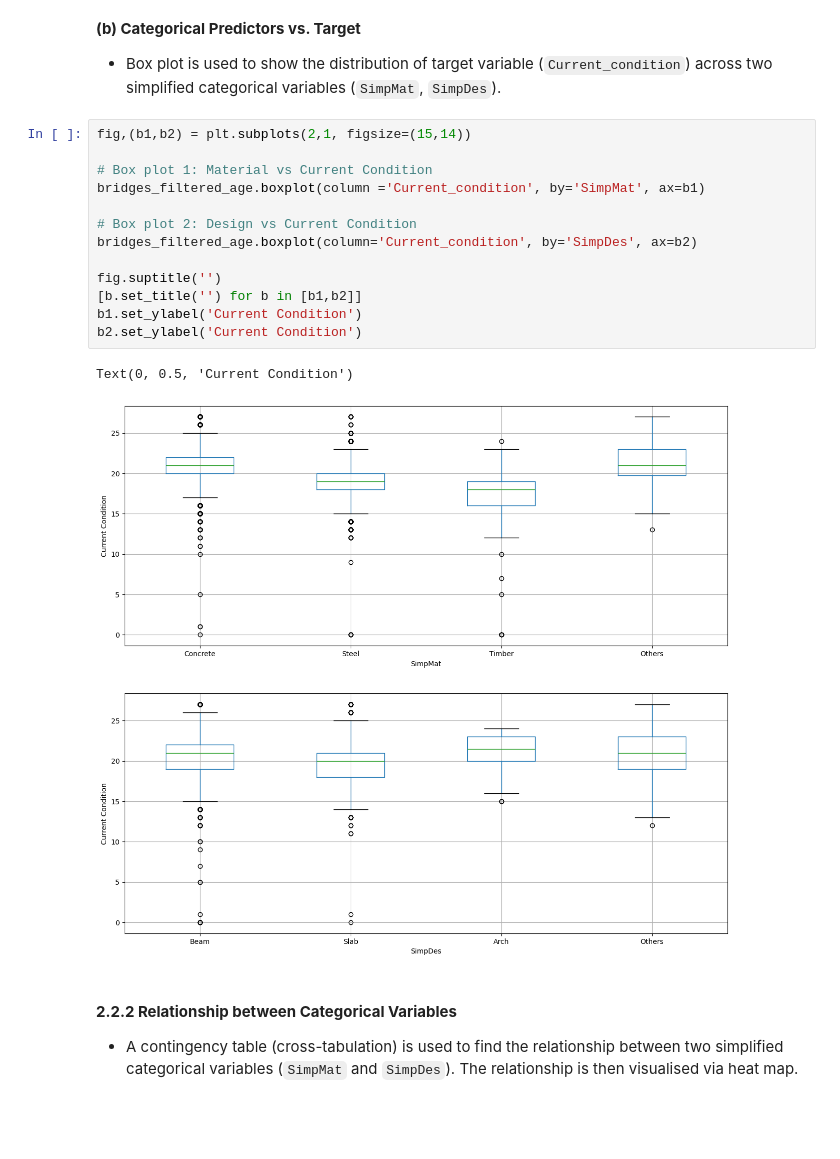
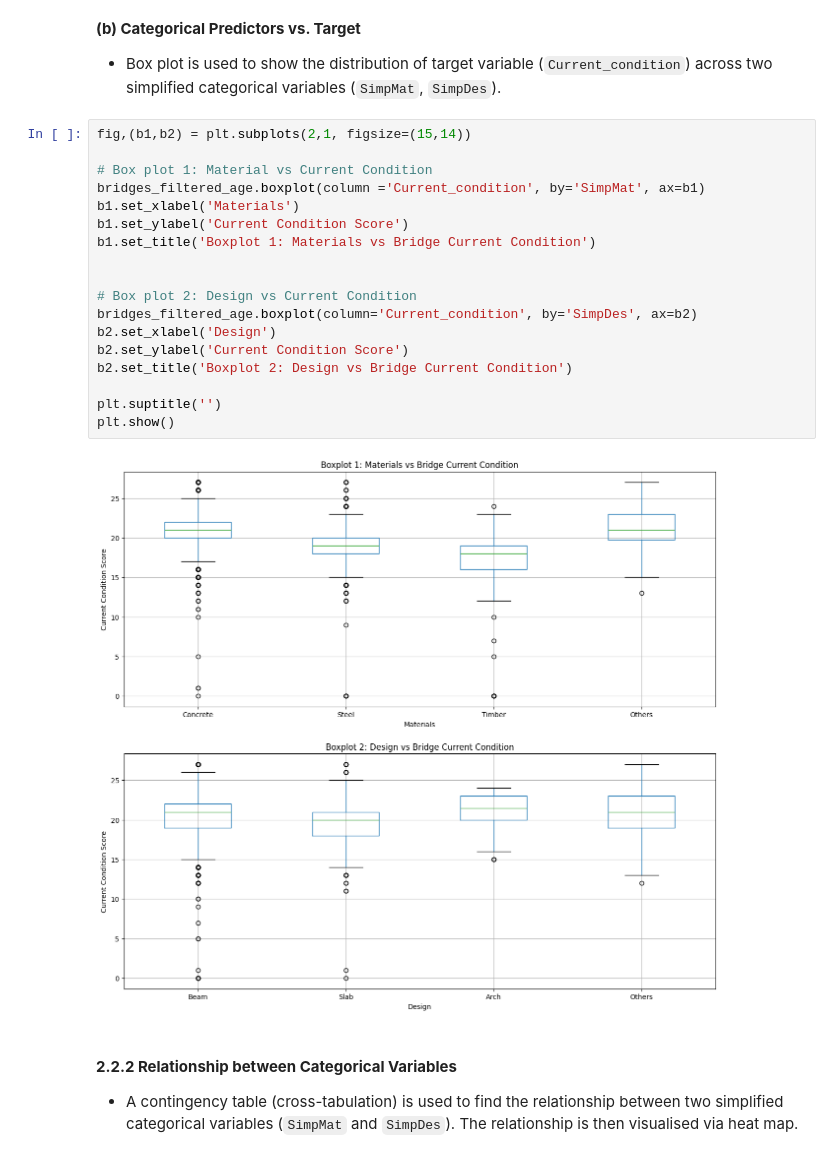
Before and after one commit to Ericazzzzzz/Texas-Bridges-Condition-Analysis, a Jupyter notebook: ECS7024P_CW2.ipynb, the cells around one changed output. Saved outputs shown, nothing was run; the diff lists cells and outputs as text; blank space fills up the shorter version.

```diff
--- a/ECS7024P_CW2.ipynb
+++ b/ECS7024P_CW2.ipynb
@@ -347,19 +362,23 @@ Text(0.5, 1.0, 'Correlation Matrix: Continuous Variables vs Target Variables')
 # %%
 fig,(b1,b2) = plt.subplots(2,1, figsize=(15,14))
 
 # Box plot 1: Material vs Current Condition
 bridges_filtered_age.boxplot(column ='Current_condition', by='SimpMat', ax=b1)
+b1.set_xlabel('Materials')
+b1.set_ylabel('Current Condition Score')
+b1.set_title('Boxplot 1: Materials vs Bridge Current Condition')
+
 
 # Box plot 2: Design vs Current Condition
 bridges_filtered_age.boxplot(column='Current_condition', by='SimpDes', ax=b2)
+b2.set_xlabel('Design')
+b2.set_ylabel('Current Condition Score')
+b2.set_title('Boxplot 2: Design vs Bridge Current Condition')
 
-fig.suptitle('')
-[b.set_title('') for b in [b1,b2]]
-b1.set_ylabel('Current Condition')
-b2.set_ylabel('Current Condition')
+plt.suptitle('')
+plt.show()
 # %% [output]
-Text(0, 0.5, 'Current Condition')
-[figure, old version]
+[figure, new version]
 # %% [markdown]
 #### **2.2.2 Relationship between Categorical Variables**
 - A contingency table (cross-tabulation)  is used to find the relationship between two simplified categorical variables (`SimpMat` and `SimpDes`). The relationship is then visualised via heat map.
```
Also changed, not shown: parts of 23 cells of this notebook.
